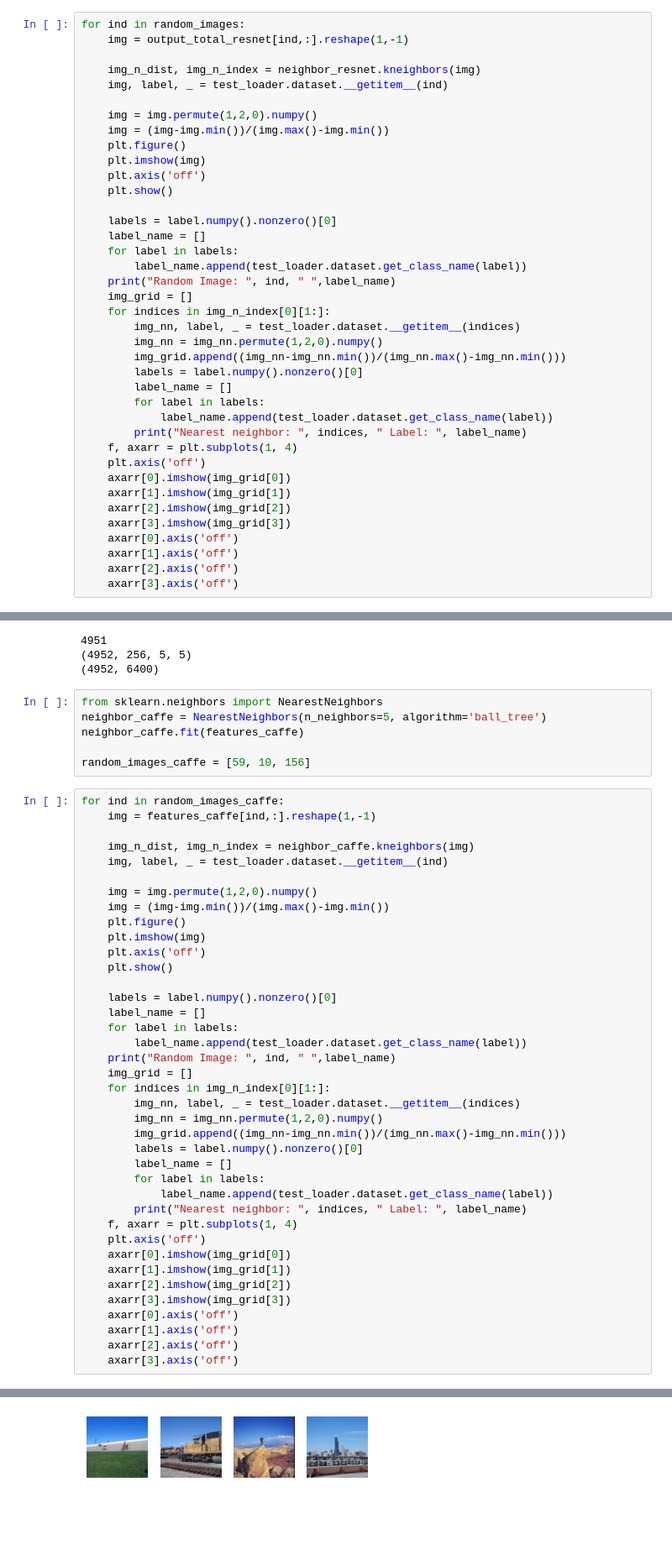
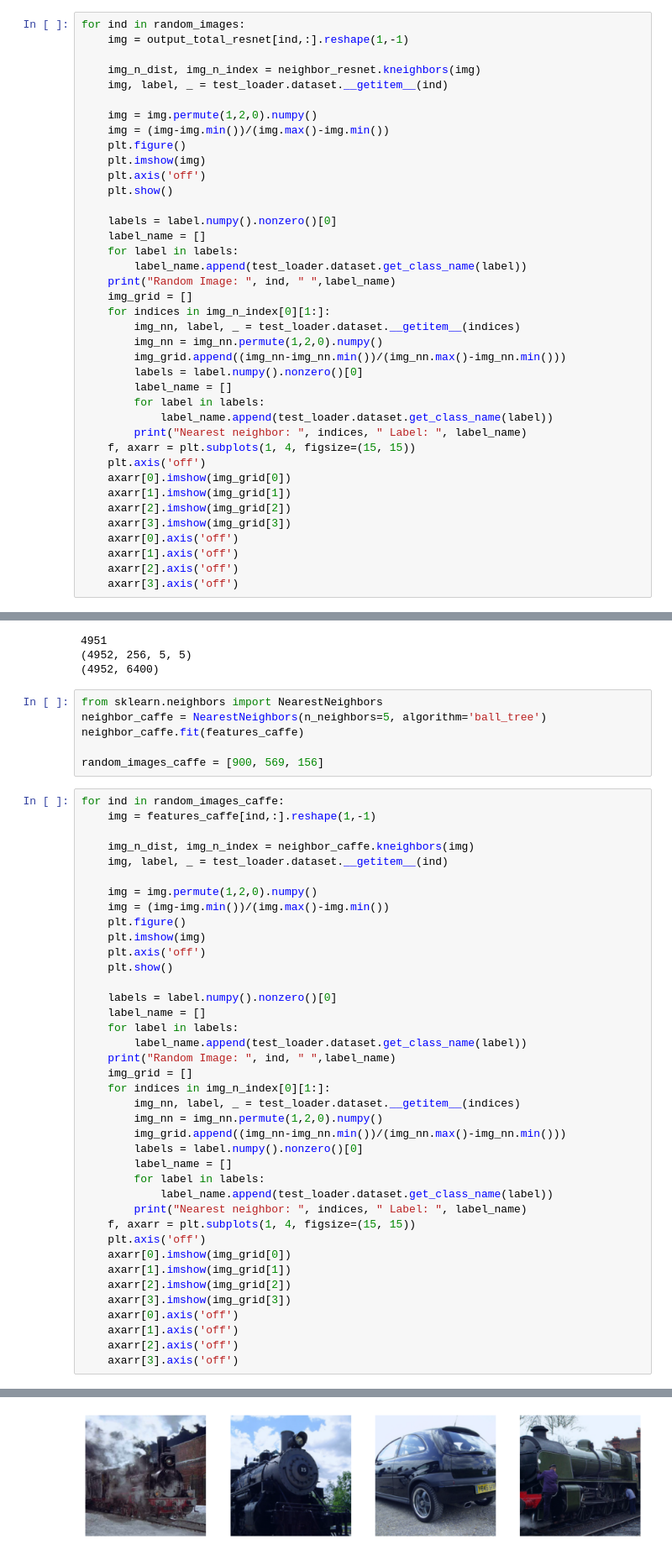
Before and after one commit to unanditha02/hw1, a Jupyter notebook: q5_analysis.ipynb, the cells around one changed output, grey strips where cells are left out. Shown at 84% size. Drawn from its saved outputs; the diff is of its cells as text; blank space fills up the shorter version.

```diff
--- a/q5_analysis.ipynb
+++ b/q5_analysis.ipynb
@@ -102,7 +101,7 @@ for ind in random_images:
         for label in labels:
             label_name.append(test_loader.dataset.get_class_name(label))
         print("Nearest neighbor: ", indices, " Label: ", label_name)
-    f, axarr = plt.subplots(1, 4)
+    f, axarr = plt.subplots(1, 4, figsize=(15, 15))
     plt.axis('off')
     axarr[0].imshow(img_grid[0])
     axarr[1].imshow(img_grid[1])
@@ -174,7 +173,7 @@ from sklearn.neighbors import NearestNeighbors
 neighbor_caffe = NearestNeighbors(n_neighbors=5, algorithm='ball_tree')
 neighbor_caffe.fit(features_caffe)
 
-random_images_caffe = [59, 10, 156]
+random_images_caffe = [900, 569, 156]
 # %%
 for ind in random_images_caffe:
     img = features_caffe[ind,:].reshape(1,-1)
@@ -204,7 +203,7 @@ for ind in random_images_caffe:
         for label in labels:
             label_name.append(test_loader.dataset.get_class_name(label))
         print("Nearest neighbor: ", indices, " Label: ", label_name)
-    f, axarr = plt.subplots(1, 4)
+    f, axarr = plt.subplots(1, 4, figsize=(15, 15))
     plt.axis('off')
     axarr[0].imshow(img_grid[0])
     axarr[1].imshow(img_grid[1])
@@ -224 +223 @@ Nearest neighbor:  4002  Label:  ['train']
-[figure, old version]
+[figure, new version]
```
Also changed, not shown: parts of 10 cells of this notebook.
